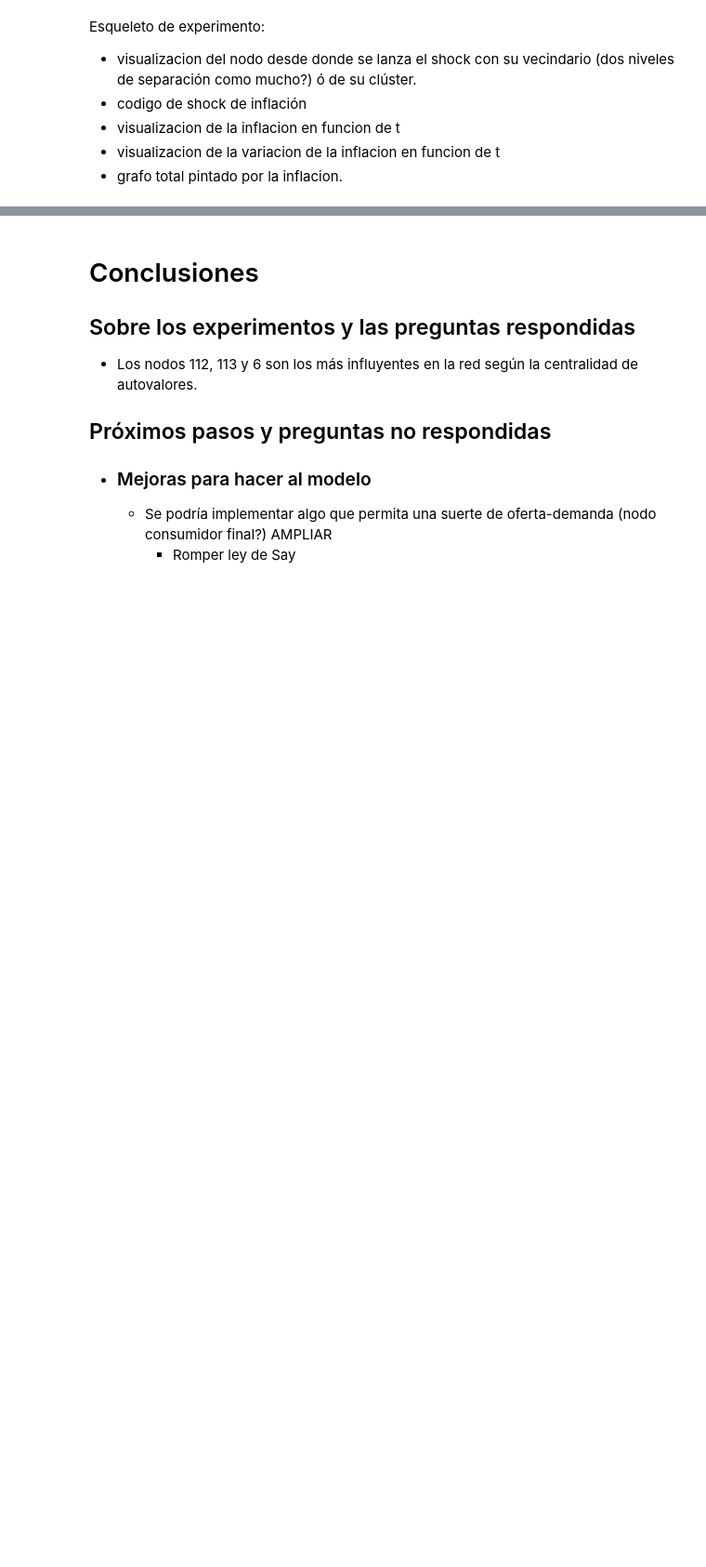
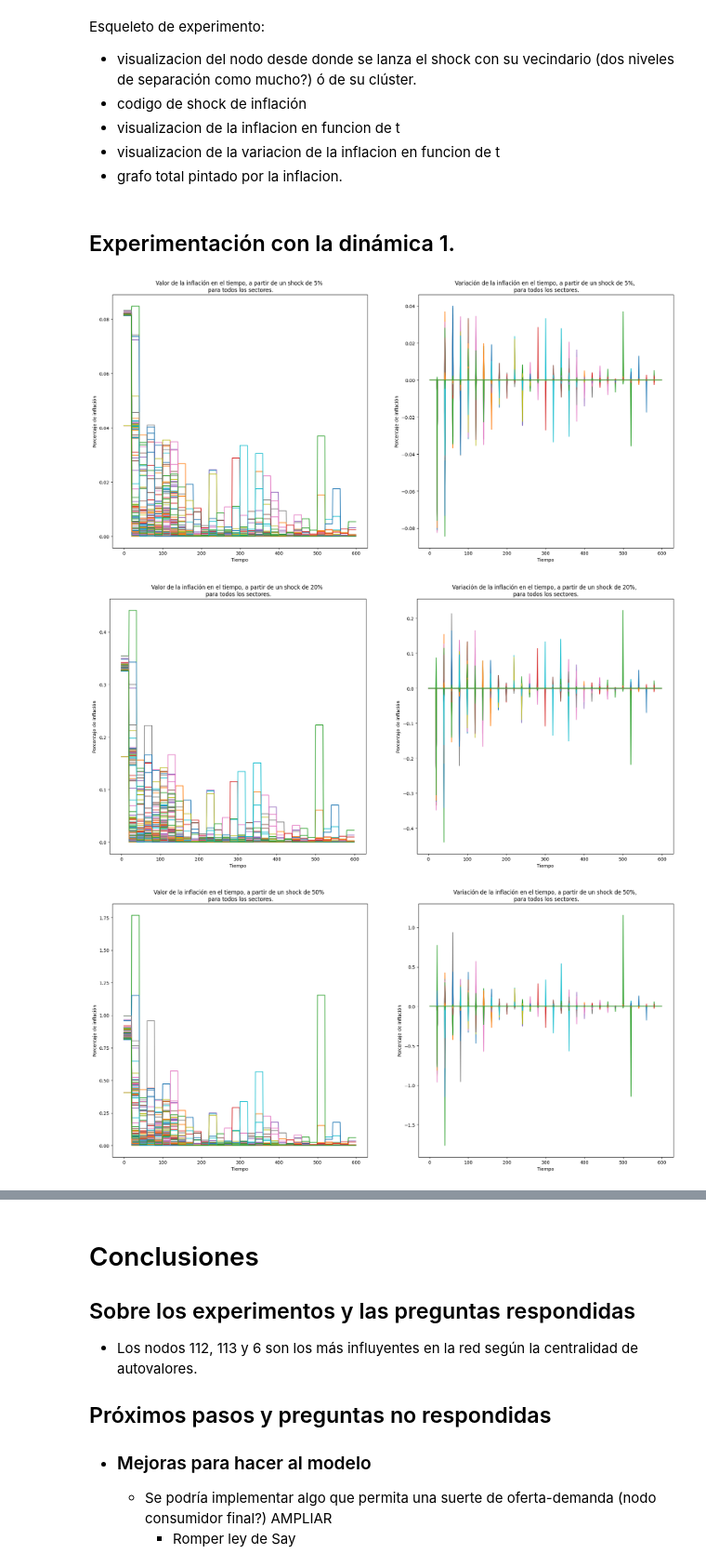
Before and after one commit to akielbowicz/tp-msscae-2024, a Jupyter notebook: notebooks/Exposición.ipynb, the cells around one changed output, grey strips where cells are left out. Shown at 93% size. Saved outputs shown, nothing was run; the diff lists cells and outputs as text; code cells hidden in the pictures; blank space fills up the shorter version.

Commit message:
Experimentos y correciones

```diff
--- a/notebooks/Exposición.ipynb
+++ b/notebooks/Exposición.ipynb
@@ -61,6 +63,26 @@ mip
 # Métricas del grafo. Distribución de grado de salida y de entrada. Coeficiente de clustering, etc. El output de esto deberían ser los nodos sobre los cuales vamos a hacer los experimentos y por qué. Eigenvector centrality.
 # %% [markdown]
 # Los experimentos
+# %%
+def plot_inflaciones(inflaciones, aumento,umbral_label):
+    fig, (ax,ax2) = plt.subplots(1,2,figsize=(22, 10))
+    ax.set_title(f"Valor de la inflación en el tiempo, a partir de un shock de {aumento}% \n para todos los sectores.")
+    ax.set_xlabel("Tiempo")
+    ax.set_ylabel("Porcentaje de inflación")
+    ax2.set_title(f"Variación de la inflación en el tiempo, a partir de un shock de {aumento}%, \n para todos los sectores.")
+    ax2.set_xlabel("Tiempo")
+    ax2.set_ylabel("Porcentaje de inflación")
+    for i, inflacion in enumerate(inflaciones):
+        tiempo = range(0,len(inflacion))
+        if (max(inflacion) > umbral_label):
+            ax.plot(tiempo, inflacion, label=sectores[i])
+            ax2.plot(tiempo[1:],np.diff(inflacion), label=sectores[i])
+        else:
+            ax.plot(tiempo, inflacion)
+            ax2.plot(tiempo[1:],np.diff(inflacion))
+    ax.legend()
+    ax1.legend()
+    plt.show()
 # %% [markdown]
 Esqueleto de experimento:
 - visualizacion del nodo desde donde se lanza el shock con su vecindario (dos niveles de separación como mucho?) ó de su clúster.
@@ -68,3 +90,25 @@ Esqueleto de experimento:
 - visualizacion de la inflacion en funcion de t
 - visualizacion de la variacion de la inflacion en funcion de t
 - grafo total pintado por la inflacion.
+# %% [markdown]
+## Experimentación con la dinámica 1.
+# %%
+aumentos = [5,20,50]
+for aumento in aumentos:
+    mip_grafo = grafo.armar_grafo(mip,precios_random=False)
+    sectores = list(mip_grafo.nodes)
+    inflaciones = []
+    for sector in sectores:
+        experimento = exp.Experimento(mip_grafo,
+                                dinamica=modelo.dinamica_1,
+                                calcular_inflacion=modelo.calcular_inflacion,
+                                duracion_periodo=20)
+        experimento.shock(sector,aumento)
+        experimento.step(600)
+        inflacion = experimento.metricas_evaluadas['inflacion']
+        inflaciones.append(inflacion)
+    plot_inflaciones(inflaciones,aumento)
+# %% [output]
+[figure, added]
+[figure, added]
+[figure, added]
```
Also changed, not shown: parts of 13 cells of this notebook, 3 other files.
